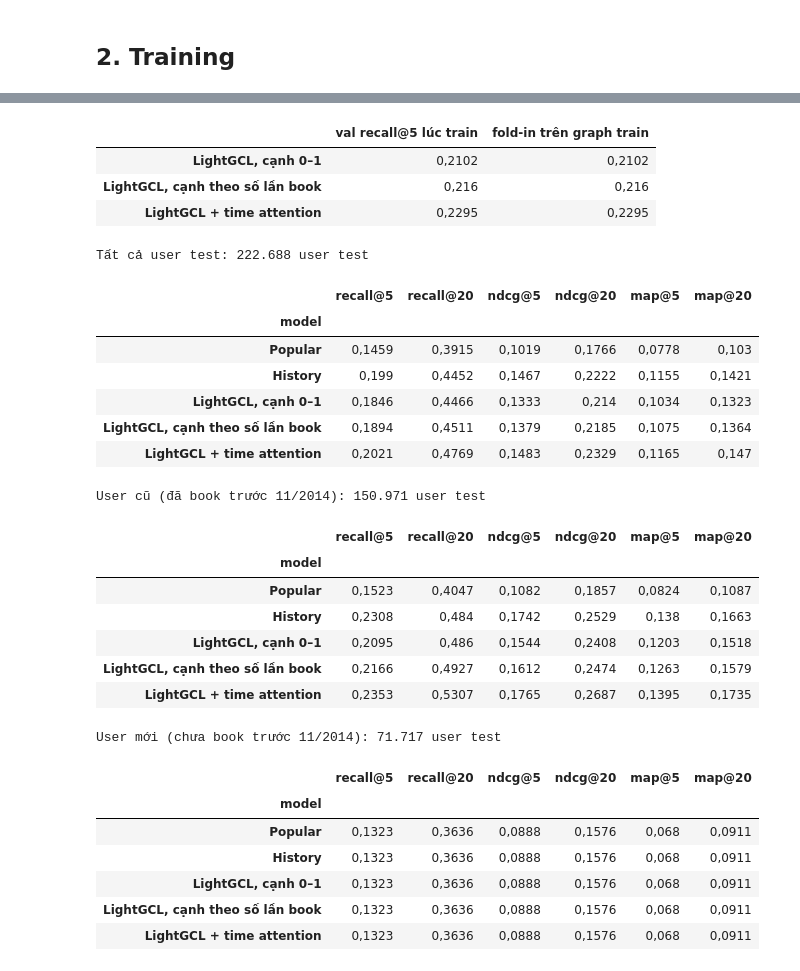
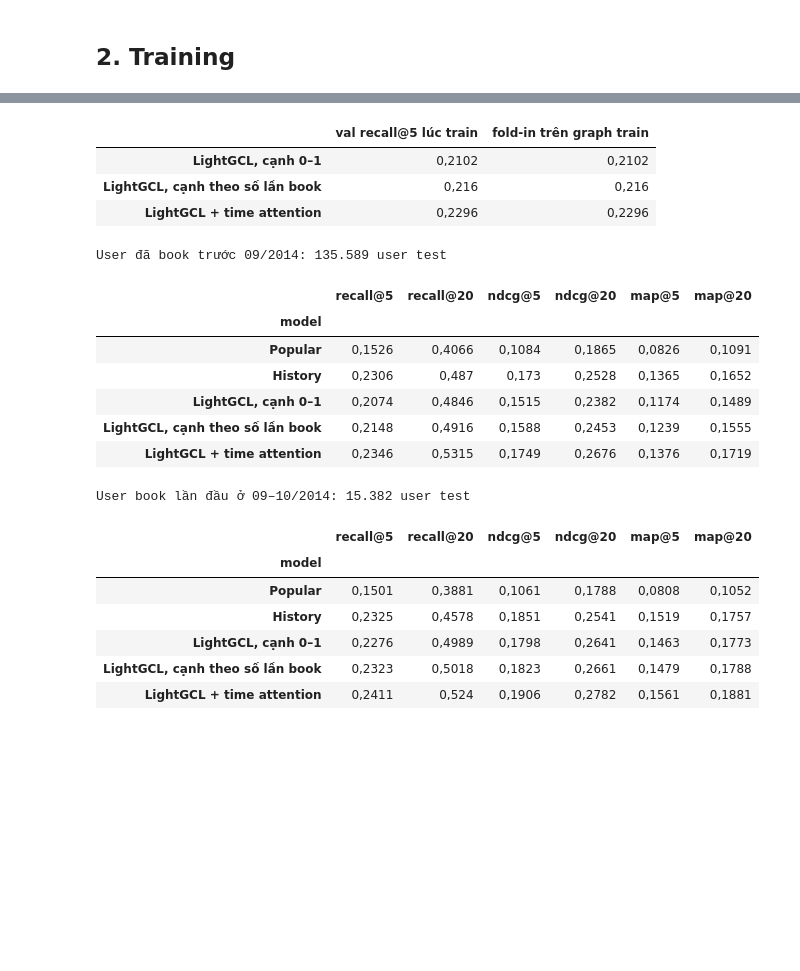
Before and after one commit to phamminh0811/next-best-product, a Jupyter notebook: next-best-product/notebooks/LightGCL.ipynb, the cells around one changed output, grey strips where cells are left out. Drawn from its saved outputs; the diff is of its cells as text; code cells hidden in the pictures; blank space fills up the shorter version.

```diff
--- a/next-best-product/notebooks/LightGCL.ipynb
+++ b/next-best-product/notebooks/LightGCL.ipynb
@@ -312,11 +315,26 @@ def train_model(graph):
                            peak_gib=torch.cuda.max_memory_allocated(DEVICE) / 2**30 if DEVICE.type == "cuda" else np.nan)
 
 
+def load_run(run, variant=None):
+    """Model saved in data/runs/<run> as {"state", "user_ids", "result"}, and its history per epoch. variant picks one
+    model of a run of LightGCL_Click.ipynb, whose model.pt holds one state per variant (mmap: only that state is read)
+    and whose history has no MAP."""
+    run_dir = PROJECT_ROOT / "data" / "runs" / run
+    saved = torch.load(run_dir / "model.pt", map_location="cpu", mmap=True, weights_only=False)
+    history = pd.read_csv(run_dir / "history.csv")
+    if variant is None:
+        return saved, history.set_index("epoch")
+    r = saved["results"][variant]
+    result = {"epoch tốt nhất": r["best_epoch"], f"val {cfg.main_metric}": r[f"val {cfg.main_metric}"],
+              "epoch đã train": r["stop_epoch"], "giây train / epoch": r["giây / epoch"]}
+    return ({"state": saved["states"][variant], "user_ids": saved["user_ids"][variant], "result": result},
+            history[history["variant"] == variant].drop(columns="variant").set_index("epoch"))
+
+
 run_dir = PROJECT_ROOT / "data" / "runs" / cfg.run
 if (run_dir / "model.pt").is_file():
-    saved = torch.load(run_dir / "model.pt", map_location="cpu", weights_only=False)
-    train_history = pd.read_csv(run_dir / "history.csv", index_col="epoch")
-    print(f"Dùng lại model đã train trong {run_dir.relative_to(PROJECT_ROOT)}")
+    saved, train_history = load_run(cfg.run, cfg.variant)
+    print(f"Dùng lại model đã train trong {run_dir.relative_to(PROJECT_ROOT)}" + (f" · {cfg.variant}" if cfg.variant else ""))
 else:
     r = train_model(GRAPHS["train"])
     saved = {"state": r.best["state"], "user_ids": GRAPHS["train"].user_index.to_numpy(),
@@ -332,6 +350,6 @@ else:
     print(f"Đã lưu tham số epoch {r.best['epoch']} vào {run_dir.relative_to(PROJECT_ROOT)}/model.pt")
     del r
     torch.cuda.empty_cache()
-display(fmt_table(train_history[["lr", "loss", "loss_r", "loss_s", *REPORT]]))
+display(fmt_table(train_history.reindex(columns=["lr", "loss", "loss_r", "loss_s", *REPORT])))
 display(fmt_table(pd.DataFrame({"LightGCL + time attention": saved["result"]}).T))
 # %% [output]
@@ -387,64 +395,53 @@ def fold_in(model, graph):
 
 
 def fold_in_scorer(model, graph):
     E_u, E_i = fold_in(model, graph)
     return with_fallback(
         lambda user_ids: E_u[torch.as_tensor(graph.user_index.get_indexer(user_ids), device=DEVICE)] @ E_i.T, graph)
 
 
-# mmap: only the states used here are read from the checkpoints of LightGCL_Click.ipynb
-checkpoints = {run: torch.load(PROJECT_ROOT / "data" / "runs" / run / "model.pt", map_location="cpu", mmap=True,
-                               weights_only=False)
-               for run in {run for run, _, _ in cfg.old_models.values()}}
-MODELS = {label: SimpleNamespace(state=checkpoints[run]["states"][variant], user_ids=checkpoints[run]["user_ids"][variant],
-                                 edges=edges, val=checkpoints[run]["results"][variant][f"val {cfg.main_metric}"])
-          for label, (run, variant, edges) in cfg.old_models.items()}
-MODELS["LightGCL + time attention"] = SimpleNamespace(state=saved["state"], user_ids=saved["user_ids"], edges="time",
-                                                      val=saved["result"][f"val {cfg.main_metric}"])
-del checkpoints
+def as_model(saved, edges):
+    return SimpleNamespace(state=saved["state"], user_ids=saved["user_ids"], edges=edges,
+                           val=saved["result"][f"val {cfg.main_metric}"])
+
+
+MODELS = {label: as_model(load_run(run, variant)[0], edges) for label, (run, variant, edges) in cfg.old_models.items()}
+MODELS["LightGCL + time attention"] = as_model(saved, "time")
 
 # Check: over the training graph, fold-in gives back the validation score each model had when trained.
 display(fmt_table(pd.DataFrame({
     label: {f"val {cfg.main_metric} lúc train": m.val,
             "fold-in trên graph train": evaluate(fold_in_scorer(m, GRAPHS["train"]), val_split,
                                                  GRAPHS["train"].user_index)[cfg.main_metric]}
     for label, m in MODELS.items()
 }).T))
 
 scorers = {"Popular": popular(GRAPHS["train+val"]), "History": history(GRAPHS["train+val"]),
            **{label: fold_in_scorer(m, GRAPHS["train+val"]) for label, m in MODELS.items()}}
 test_results = pd.concat({group: pd.DataFrame({name: evaluate(fn, test_split, users) for name, fn in scorers.items()}).T
                           for group, users in USER_GROUPS.items()}, names=["nhóm", "model"])
 test_results.to_csv(run_dir / "test_results.csv")
-for group in ("Tất cả user test", "User cũ (đã book trước 11/2014)", "User mới (chưa book trước 11/2014)"):
+for group in ("User đã book trước 09/2014", "User book lần đầu ở 09–10/2014"):
     print(f"{group}: {fmt_num(group_sizes[group])} user test")
     display(fmt_table(test_results.loc[group, REPORT]))
 # %% [output]
 |  | val recall@5 lúc train | fold-in trên graph train |
 | LightGCL, cạnh 0–1 | 0,2102 | 0,2102 |
 | LightGCL, cạnh theo số lần book | 0,216 | 0,216 |
-| LightGCL + time attention | 0,2295 | 0,2295 |
+| LightGCL + time attention | 0,2296 | 0,2296 |
-Tất cả user test: 222.688 user test
+User đã book trước 09/2014: 135.589 user test
 |  | recall@5 | recall@20 | ndcg@5 | ndcg@20 | map@5 | map@20 |
 | model |  |  |  |  |  |  |
-| Popular | 0,1459 | 0,3915 | 0,1019 | 0,1766 | 0,0778 | 0,103 |
-| History | 0,199 | 0,4452 | 0,1467 | 0,2222 | 0,1155 | 0,1421 |
-| LightGCL, cạnh 0–1 | 0,1846 | 0,4466 | 0,1333 | 0,214 | 0,1034 | 0,1323 |
-| LightGCL, cạnh theo số lần book | 0,1894 | 0,4511 | 0,1379 | 0,2185 | 0,1075 | 0,1364 |
-| LightGCL + time attention | 0,2021 | 0,4769 | 0,1483 | 0,2329 | 0,1165 | 0,147 |
+| Popular | 0,1526 | 0,4066 | 0,1084 | 0,1865 | 0,0826 | 0,1091 |
+| History | 0,2306 | 0,487 | 0,173 | 0,2528 | 0,1365 | 0,1652 |
+| LightGCL, cạnh 0–1 | 0,2074 | 0,4846 | 0,1515 | 0,2382 | 0,1174 | 0,1489 |
+| LightGCL, cạnh theo số lần book | 0,2148 | 0,4916 | 0,1588 | 0,2453 | 0,1239 | 0,1555 |
+| LightGCL + time attention | 0,2346 | 0,5315 | 0,1749 | 0,2676 | 0,1376 | 0,1719 |
-User cũ (đã book trước 11/2014): 150.971 user test
+User book lần đầu ở 09–10/2014: 15.382 user test
 |  | recall@5 | recall@20 | ndcg@5 | ndcg@20 | map@5 | map@20 |
 | model |  |  |  |  |  |  |
-| Popular | 0,1523 | 0,4047 | 0,1082 | 0,1857 | 0,0824 | 0,1087 |
-| History | 0,2308 | 0,484 | 0,1742 | 0,2529 | 0,138 | 0,1663 |
-| LightGCL, cạnh 0–1 | 0,2095 | 0,486 | 0,1544 | 0,2408 | 0,1203 | 0,1518 |
-| LightGCL, cạnh theo số lần book | 0,2166 | 0,4927 | 0,1612 | 0,2474 | 0,1263 | 0,1579 |
-| LightGCL + time attention | 0,2353 | 0,5307 | 0,1765 | 0,2687 | 0,1395 | 0,1735 |
+| Popular | 0,1501 | 0,3881 | 0,1061 | 0,1788 | 0,0808 | 0,1052 |
+| History | 0,2325 | 0,4578 | 0,1851 | 0,2541 | 0,1519 | 0,1757 |
+| LightGCL, cạnh 0–1 | 0,2276 | 0,4989 | 0,1798 | 0,2641 | 0,1463 | 0,1773 |
+| LightGCL, cạnh theo số lần book | 0,2323 | 0,5018 | 0,1823 | 0,2661 | 0,1479 | 0,1788 |
+| LightGCL + time attention | 0,2411 | 0,524 | 0,1906 | 0,2782 | 0,1561 | 0,1881 |
-User mới (chưa book trước 11/2014): 71.717 user test
-|  | recall@5 | recall@20 | ndcg@5 | ndcg@20 | map@5 | map@20 |
-| model |  |  |  |  |  |  |
-| Popular | 0,1323 | 0,3636 | 0,0888 | 0,1576 | 0,068 | 0,0911 |
-| History | 0,1323 | 0,3636 | 0,0888 | 0,1576 | 0,068 | 0,0911 |
-| LightGCL, cạnh 0–1 | 0,1323 | 0,3636 | 0,0888 | 0,1576 | 0,068 | 0,0911 |
-| LightGCL, cạnh theo số lần book | 0,1323 | 0,3636 | 0,0888 | 0,1576 | 0,068 | 0,0911 |
-| LightGCL + time attention | 0,1323 | 0,3636 | 0,0888 | 0,1576 | 0,068 | 0,0911 |
```
Also changed, not shown: parts of 3 cells of this notebook.
